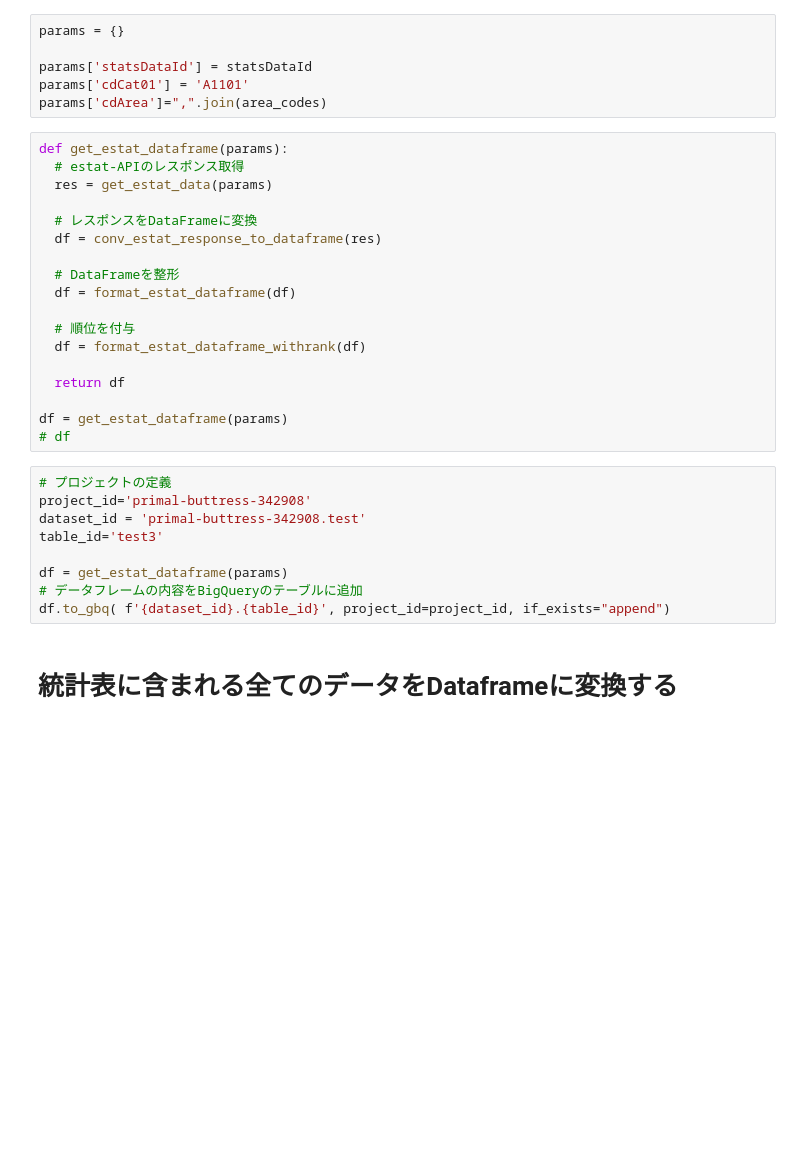
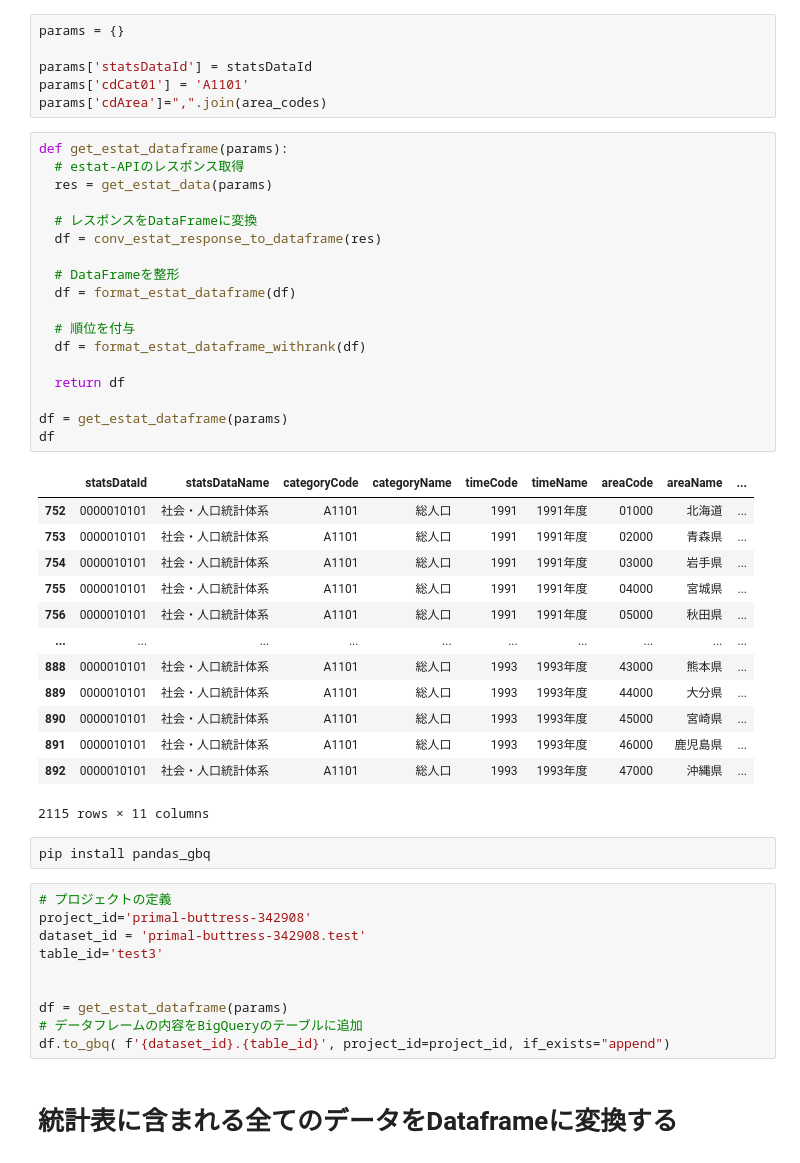
Before and after one commit to dicechick373/dicechick373, a Jupyter notebook: estat_APIのデータ分析.ipynb, the cells around one changed output. Cells and saved outputs as stored; diff of their text form; blank space fills up the shorter version.

```diff
--- a/estat_APIのデータ分析.ipynb
+++ b/estat_APIのデータ分析.ipynb
@@ -354,27 +474,44 @@ params['cdArea']=",".join(area_codes)
 # %%
 def get_estat_dataframe(params):
   # estat-APIのレスポンス取得
   res = get_estat_data(params)
 
   # レスポンスをDataFrameに変換
   df = conv_estat_response_to_dataframe(res)
 
   # DataFrameを整形
   df = format_estat_dataframe(df)
 
   # 順位を付与
   df = format_estat_dataframe_withrank(df)
 
   return df
 
 df = get_estat_dataframe(params)
-# df
+df
+# %% [output]
+|  | statsDataId | statsDataName | categoryCode | categoryName | timeCode | timeName | areaCode | areaName | ... |
+| 752 | 0000010101 | 社会・人口統計体系 | A1101 | 総人口 | 1991 | 1991年度 | 01000 | 北海道 | ... |
+| 753 | 0000010101 | 社会・人口統計体系 | A1101 | 総人口 | 1991 | 1991年度 | 02000 | 青森県 | ... |
+| 754 | 0000010101 | 社会・人口統計体系 | A1101 | 総人口 | 1991 | 1991年度 | 03000 | 岩手県 | ... |
+| 755 | 0000010101 | 社会・人口統計体系 | A1101 | 総人口 | 1991 | 1991年度 | 04000 | 宮城県 | ... |
+| 756 | 0000010101 | 社会・人口統計体系 | A1101 | 総人口 | 1991 | 1991年度 | 05000 | 秋田県 | ... |
+| ... | ... | ... | ... | ... | ... | ... | ... | ... | ... |
+| 888 | 0000010101 | 社会・人口統計体系 | A1101 | 総人口 | 1993 | 1993年度 | 43000 | 熊本県 | ... |
+| 889 | 0000010101 | 社会・人口統計体系 | A1101 | 総人口 | 1993 | 1993年度 | 44000 | 大分県 | ... |
+| 890 | 0000010101 | 社会・人口統計体系 | A1101 | 総人口 | 1993 | 1993年度 | 45000 | 宮崎県 | ... |
+| 891 | 0000010101 | 社会・人口統計体系 | A1101 | 総人口 | 1993 | 1993年度 | 46000 | 鹿児島県 | ... |
+| 892 | 0000010101 | 社会・人口統計体系 | A1101 | 総人口 | 1993 | 1993年度 | 47000 | 沖縄県 | ... |
+2115 rows × 11 columns
+# %%
+pip install pandas_gbq
 # %%
 # プロジェクトの定義
 project_id='primal-buttress-342908'
 dataset_id = 'primal-buttress-342908.test'
 table_id='test3'
 
+
 df = get_estat_dataframe(params)
 # データフレームの内容をBigQueryのテーブルに追加
 df.to_gbq( f'{dataset_id}.{table_id}', project_id=project_id, if_exists="append")
```
Also changed, not shown: parts of 14 cells of this notebook.
